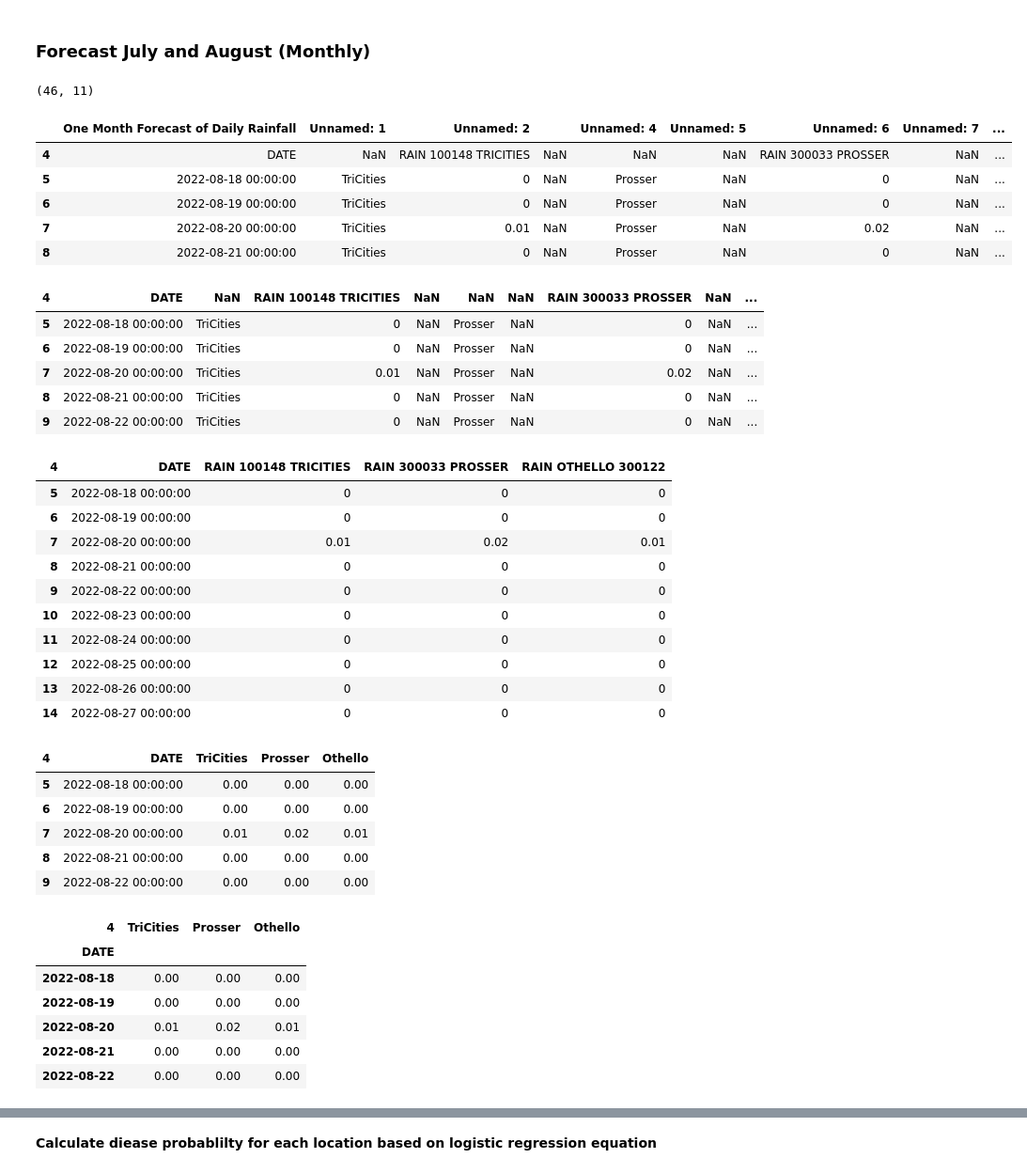
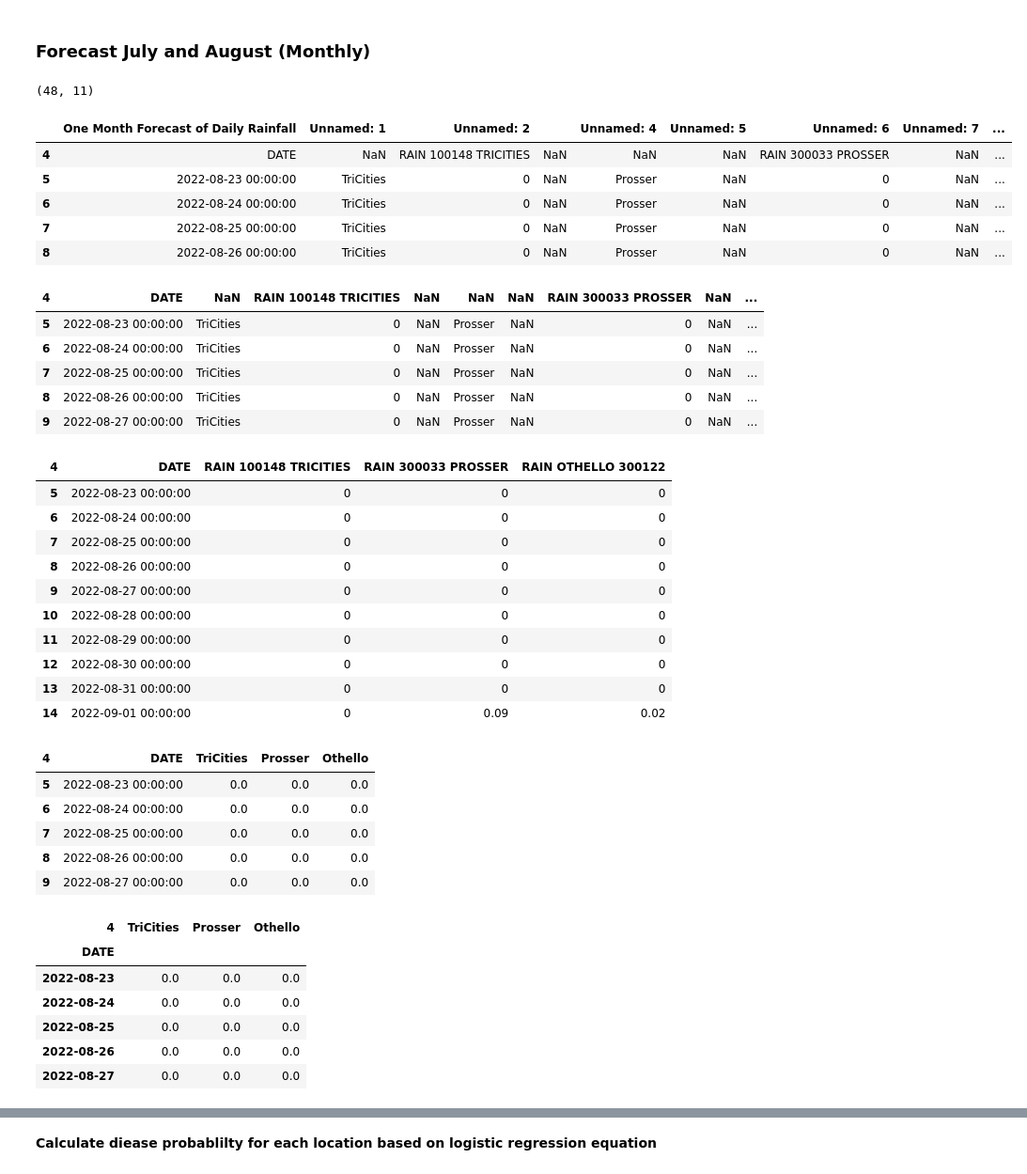
Before and after one commit to d-linnard/LateBlight, a Jupyter notebook: Scripts/Lateblight_2022_JA.ipynb, the cells around one changed output, grey strips where cells are left out. Shown at 94% size. Drawn from its saved outputs; the diff is of its cells as text; code cells hidden in the pictures.

Commit message:
forecasts

```diff
--- a/Scripts/Lateblight_2022_JA.ipynb
+++ b/Scripts/Lateblight_2022_JA.ipynb
@@ -262,44 +262,44 @@ RD_Aug_Tricities= 0
 # %% [markdown]
 ### Forecast July and August (Monthly)
 # %%
-df_forecast = pd.read_excel('8-18_9-22.xlsx', engine='openpyxl')
+df_forecast = pd.read_excel('8-23_9-25.xlsx', engine='openpyxl')
 print(df_forecast.shape)
 df_forecast = df_forecast.iloc[4:39]
 df_forecast.head()
 # %% [output]
-(46, 11)
+(48, 11)
 |  | One Month Forecast of Daily Rainfall | Unnamed: 1 | Unnamed: 2 |  | Unnamed: 4 | Unnamed: 5 | Unnamed: 6 | Unnamed: 7 | ... |
 | 4 | DATE | NaN | RAIN 100148 TRICITIES | NaN | NaN | NaN | RAIN 300033 PROSSER | NaN | ... |
-| 5 | 2022-08-18 00:00:00 | TriCities | 0 | NaN | Prosser | NaN | 0 | NaN | ... |
-| 6 | 2022-08-19 00:00:00 | TriCities | 0 | NaN | Prosser | NaN | 0 | NaN | ... |
-| 7 | 2022-08-20 00:00:00 | TriCities | 0.01 | NaN | Prosser | NaN | 0.02 | NaN | ... |
-| 8 | 2022-08-21 00:00:00 | TriCities | 0 | NaN | Prosser | NaN | 0 | NaN | ... |
+| 5 | 2022-08-23 00:00:00 | TriCities | 0 | NaN | Prosser | NaN | 0 | NaN | ... |
+| 6 | 2022-08-24 00:00:00 | TriCities | 0 | NaN | Prosser | NaN | 0 | NaN | ... |
+| 7 | 2022-08-25 00:00:00 | TriCities | 0 | NaN | Prosser | NaN | 0 | NaN | ... |
+| 8 | 2022-08-26 00:00:00 | TriCities | 0 | NaN | Prosser | NaN | 0 | NaN | ... |
 # %%
 df_forecast.columns = df_forecast.iloc[0]#rename column
 df_forecast = df_forecast.drop([4])#drop forth row
 df_forecast.head()
 # %% [output]
 | 4 | DATE | NaN | RAIN 100148 TRICITIES | NaN | NaN | NaN | RAIN 300033 PROSSER | NaN | ... |
-| 5 | 2022-08-18 00:00:00 | TriCities | 0 | NaN | Prosser | NaN | 0 | NaN | ... |
-| 6 | 2022-08-19 00:00:00 | TriCities | 0 | NaN | Prosser | NaN | 0 | NaN | ... |
-| 7 | 2022-08-20 00:00:00 | TriCities | 0.01 | NaN | Prosser | NaN | 0.02 | NaN | ... |
-| 8 | 2022-08-21 00:00:00 | TriCities | 0 | NaN | Prosser | NaN | 0 | NaN | ... |
-| 9 | 2022-08-22 00:00:00 | TriCities | 0 | NaN | Prosser | NaN | 0 | NaN | ... |
+| 5 | 2022-08-23 00:00:00 | TriCities | 0 | NaN | Prosser | NaN | 0 | NaN | ... |
+| 6 | 2022-08-24 00:00:00 | TriCities | 0 | NaN | Prosser | NaN | 0 | NaN | ... |
+| 7 | 2022-08-25 00:00:00 | TriCities | 0 | NaN | Prosser | NaN | 0 | NaN | ... |
+| 8 | 2022-08-26 00:00:00 | TriCities | 0 | NaN | Prosser | NaN | 0 | NaN | ... |
+| 9 | 2022-08-27 00:00:00 | TriCities | 0 | NaN | Prosser | NaN | 0 | NaN | ... |
 # %%
 df_simple = df_forecast[["DATE","RAIN 100148 TRICITIES","RAIN 300033 PROSSER", "RAIN OTHELLO 300122"]]
 df_simple.head(10)
 # %% [output]
 | 4 | DATE | RAIN 100148 TRICITIES | RAIN 300033 PROSSER | RAIN OTHELLO 300122 |
-| 5 | 2022-08-18 00:00:00 | 0 | 0 | 0 |
-| 6 | 2022-08-19 00:00:00 | 0 | 0 | 0 |
-| 7 | 2022-08-20 00:00:00 | 0.01 | 0.02 | 0.01 |
-| 8 | 2022-08-21 00:00:00 | 0 | 0 | 0 |
-| 9 | 2022-08-22 00:00:00 | 0 | 0 | 0 |
-| 10 | 2022-08-23 00:00:00 | 0 | 0 | 0 |
-| 11 | 2022-08-24 00:00:00 | 0 | 0 | 0 |
-| 12 | 2022-08-25 00:00:00 | 0 | 0 | 0 |
-| 13 | 2022-08-26 00:00:00 | 0 | 0 | 0 |
-| 14 | 2022-08-27 00:00:00 | 0 | 0 | 0 |
+| 5 | 2022-08-23 00:00:00 | 0 | 0 | 0 |
+| 6 | 2022-08-24 00:00:00 | 0 | 0 | 0 |
+| 7 | 2022-08-25 00:00:00 | 0 | 0 | 0 |
+| 8 | 2022-08-26 00:00:00 | 0 | 0 | 0 |
+| 9 | 2022-08-27 00:00:00 | 0 | 0 | 0 |
+| 10 | 2022-08-28 00:00:00 | 0 | 0 | 0 |
+| 11 | 2022-08-29 00:00:00 | 0 | 0 | 0 |
+| 12 | 2022-08-30 00:00:00 | 0 | 0 | 0 |
+| 13 | 2022-08-31 00:00:00 | 0 | 0 | 0 |
+| 14 | 2022-09-01 00:00:00 | 0 | 0.09 | 0.02 |
 # %%
 df_simple = df_simple.rename(columns={"RAIN 100148 TRICITIES": "TriCities",
                           "RAIN 300033 PROSSER": "Prosser",
@@ -309,11 +309,11 @@ df_simple[cols_to_check] = df_simple[cols_to_check].replace({'>=':''}, regex=Tru
 df_simple.head()
 # %% [output]
 | 4 | DATE | TriCities | Prosser | Othello |
-| 5 | 2022-08-18 00:00:00 | 0.00 | 0.00 | 0.00 |
-| 6 | 2022-08-19 00:00:00 | 0.00 | 0.00 | 0.00 |
-| 7 | 2022-08-20 00:00:00 | 0.01 | 0.02 | 0.01 |
-| 8 | 2022-08-21 00:00:00 | 0.00 | 0.00 | 0.00 |
-| 9 | 2022-08-22 00:00:00 | 0.00 | 0.00 | 0.00 |
+| 5 | 2022-08-23 00:00:00 | 0.0 | 0.0 | 0.0 |
+| 6 | 2022-08-24 00:00:00 | 0.0 | 0.0 | 0.0 |
+| 7 | 2022-08-25 00:00:00 | 0.0 | 0.0 | 0.0 |
+| 8 | 2022-08-26 00:00:00 | 0.0 | 0.0 | 0.0 |
+| 9 | 2022-08-27 00:00:00 | 0.0 | 0.0 | 0.0 |
 # %%
 df_simple.index = pd.to_datetime(df_simple['DATE'], errors = 'coerce')
 df_simple= df_simple.drop('DATE',1)
@@ -321,11 +321,11 @@ df_simple.head()
 # %% [output]
 | 4 | TriCities | Prosser | Othello |
 | DATE |  |  |  |
-| 2022-08-18 | 0.00 | 0.00 | 0.00 |
-| 2022-08-19 | 0.00 | 0.00 | 0.00 |
-| 2022-08-20 | 0.01 | 0.02 | 0.01 |
-| 2022-08-21 | 0.00 | 0.00 | 0.00 |
-| 2022-08-22 | 0.00 | 0.00 | 0.00 |
+| 2022-08-23 | 0.0 | 0.0 | 0.0 |
+| 2022-08-24 | 0.0 | 0.0 | 0.0 |
+| 2022-08-25 | 0.0 | 0.0 | 0.0 |
+| 2022-08-26 | 0.0 | 0.0 | 0.0 |
+| 2022-08-27 | 0.0 | 0.0 | 0.0 |
 # %%
 grouped_forecast = (df_simple).astype(bool).groupby(df_simple.index.month).sum().reset_index()
 grouped_forecast
```
Also changed, not shown: parts of 5 cells of this notebook, 5 other files.
